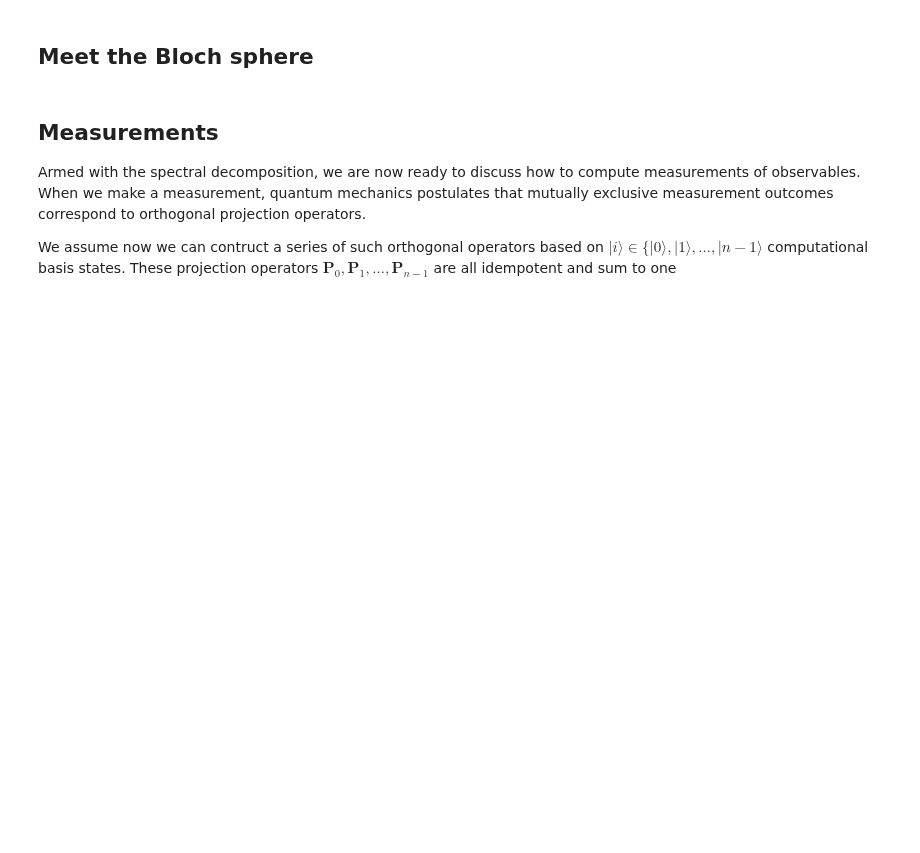
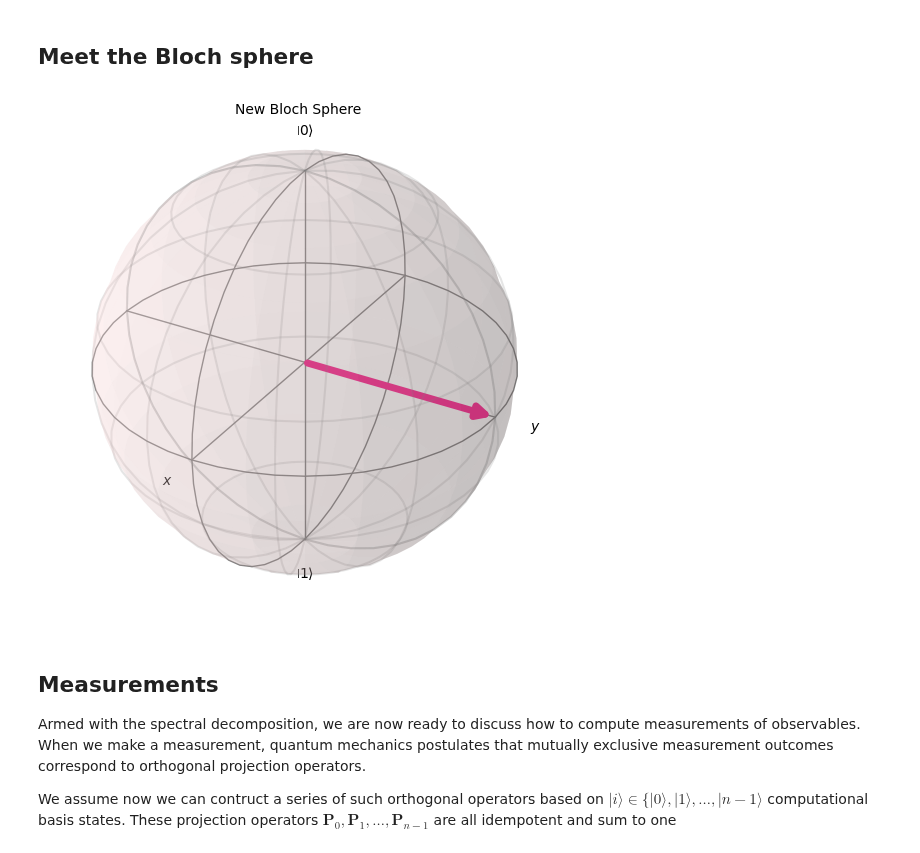
Before and after one commit to CompPhysics/QuantumComputingMachineLearning, a Jupyter notebook: doc/pub/week2/ipynb/week2.ipynb, the cells around one changed output. Saved outputs shown, nothing was run; the diff lists cells and outputs as text; code cells hidden in the pictures; blank space fills up the shorter version.

```diff
--- a/doc/pub/week2/ipynb/week2.ipynb
+++ b/doc/pub/week2/ipynb/week2.ipynb
@@ -267,12 +267,14 @@ $$
 # %%
 import numpy as np
 from qiskit.visualization import plot_bloch_vector
 
 plot_bloch_vector([0,1,0], title="New Bloch Sphere")
 
 # You can use spherical coordinates instead of cartesian.
 
-plot_bloch_vector([1, np.pi/2, np.pi/3], coord_type='spherical')
+#plot_bloch_vector([1, np.pi/2, np.pi/3], coord_type='spherical')
+# %% [output]
+[figure, added]
 # %% [markdown]
 ## Measurements
 
```
